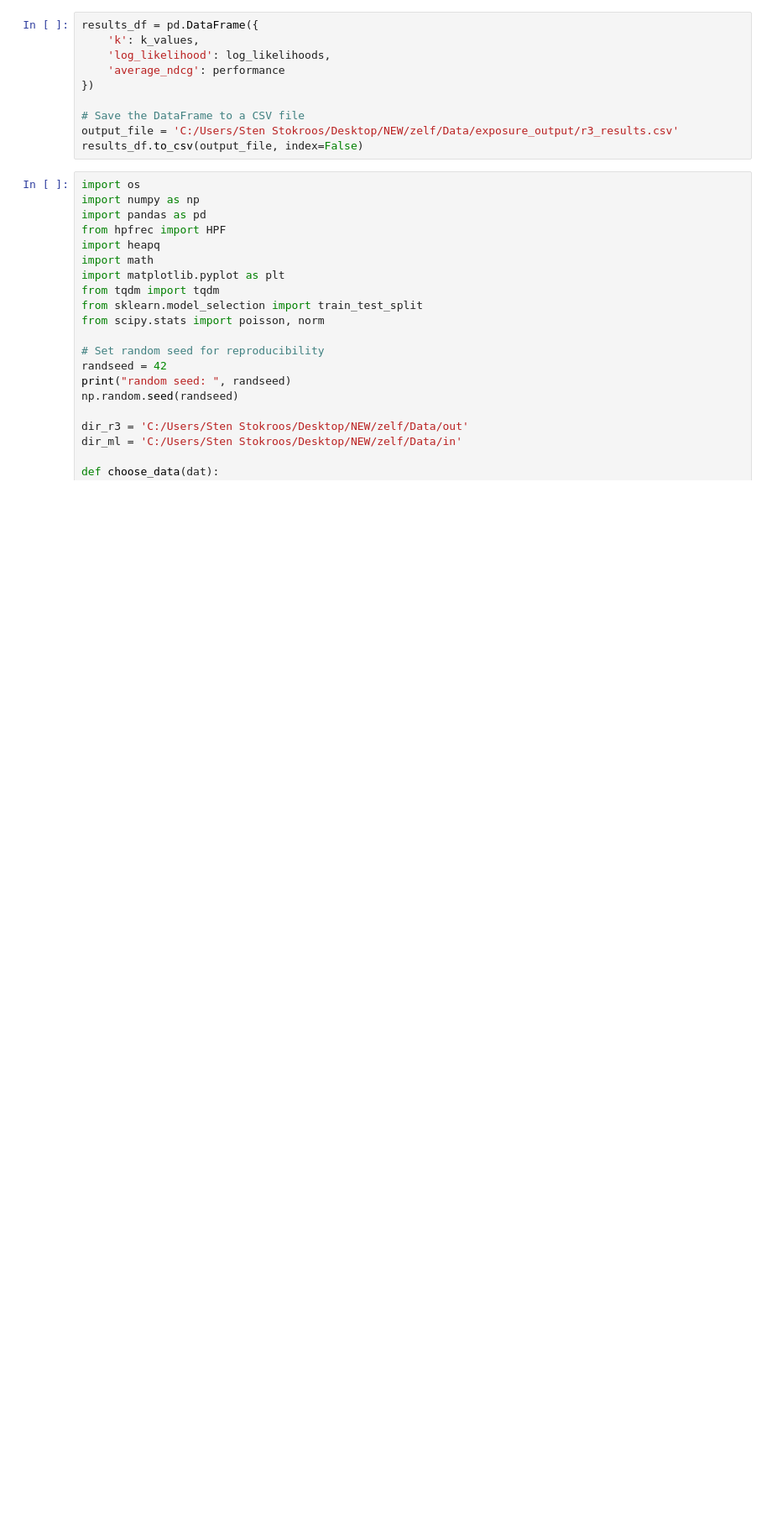
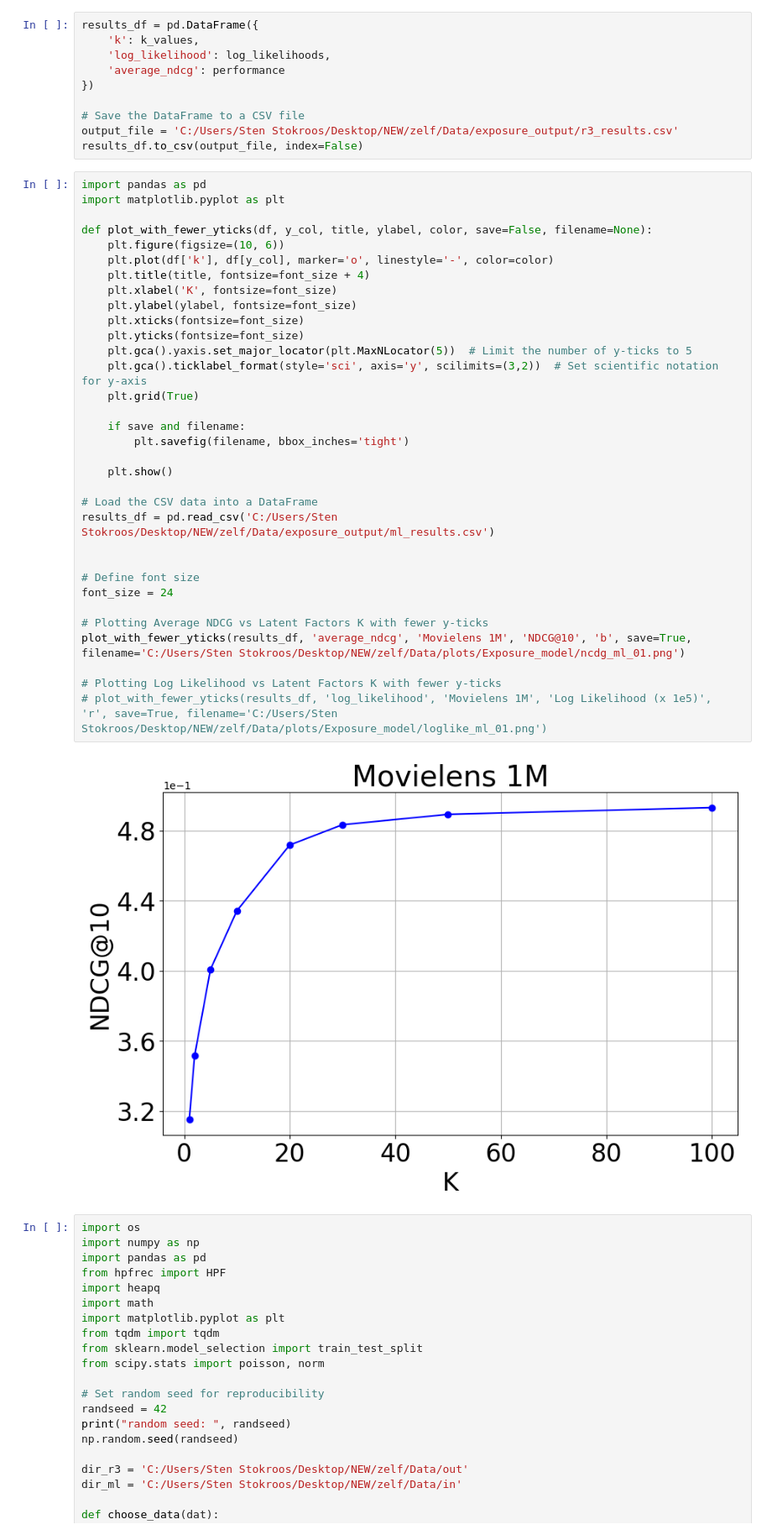
Before and after one commit to SStokroos/NEW, a Jupyter notebook: zelf/HPF/test.ipynb, the cells around one changed output. Shown at 84% size. Drawn from its saved outputs; the diff is of its cells as text; blank space fills up the shorter version.

```diff
--- a/zelf/HPF/test.ipynb
+++ b/zelf/HPF/test.ipynb
@@ -373,6 +309,41 @@ results_df = pd.DataFrame({
 # Save the DataFrame to a CSV file
 output_file = 'C:/Users/Sten Stokroos/Desktop/NEW/zelf/Data/exposure_output/r3_results.csv'
 results_df.to_csv(output_file, index=False)
+# %%
+import pandas as pd
+import matplotlib.pyplot as plt
+
+def plot_with_fewer_yticks(df, y_col, title, ylabel, color, save=False, filename=None):
+    plt.figure(figsize=(10, 6))
+    plt.plot(df['k'], df[y_col], marker='o', linestyle='-', color=color)
+    plt.title(title, fontsize=font_size + 4)
+    plt.xlabel('K', fontsize=font_size)
+    plt.ylabel(ylabel, fontsize=font_size)
+    plt.xticks(fontsize=font_size)
+    plt.yticks(fontsize=font_size)
+    plt.gca().yaxis.set_major_locator(plt.MaxNLocator(5))  # Limit the number of y-ticks to 5
+    plt.gca().ticklabel_format(style='sci', axis='y', scilimits=(3,2))  # Set scientific notation for y-axis
+    plt.grid(True)
+
+    if save and filename:
+        plt.savefig(filename, bbox_inches='tight')
+
+    plt.show()
+
+# Load the CSV data into a DataFrame
+results_df = pd.read_csv('C:/Users/Sten Stokroos/Desktop/NEW/zelf/Data/exposure_output/ml_results.csv')
+
+
+# Define font size
+font_size = 24
+
+# Plotting Average NDCG vs Latent Factors K with fewer y-ticks
+plot_with_fewer_yticks(results_df, 'average_ndcg', 'Movielens 1M', 'NDCG@10', 'b', save=True, filename='C:/Users/Sten Stokroos/Desktop/NEW/zelf/Data/plots/Exposure_model/ncdg_ml_01.png')
+
+# Plotting Log Likelihood vs Latent Factors K with fewer y-ticks
+# plot_with_fewer_yticks(results_df, 'log_likelihood', 'Movielens 1M', 'Log Likelihood (x 1e5)', 'r', save=True, filename='C:/Users/Sten Stokroos/Desktop/NEW/zelf/Data/plots/Exposure_model/loglike_ml_01.png')
+# %% [output]
+[figure, added]
 # %%
 import os
 import numpy as np
```
Also changed, not shown: parts of 2 cells of this notebook, 7 other files.
